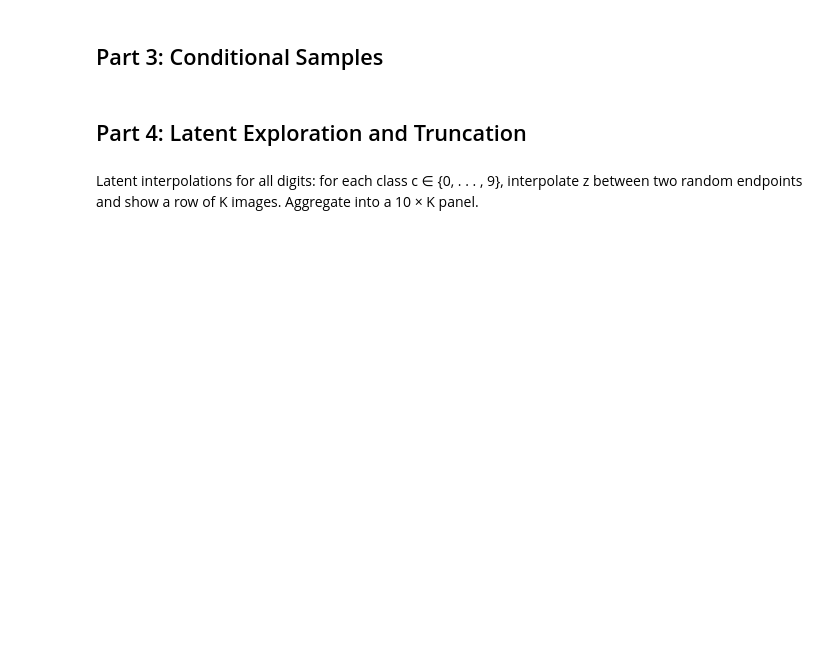
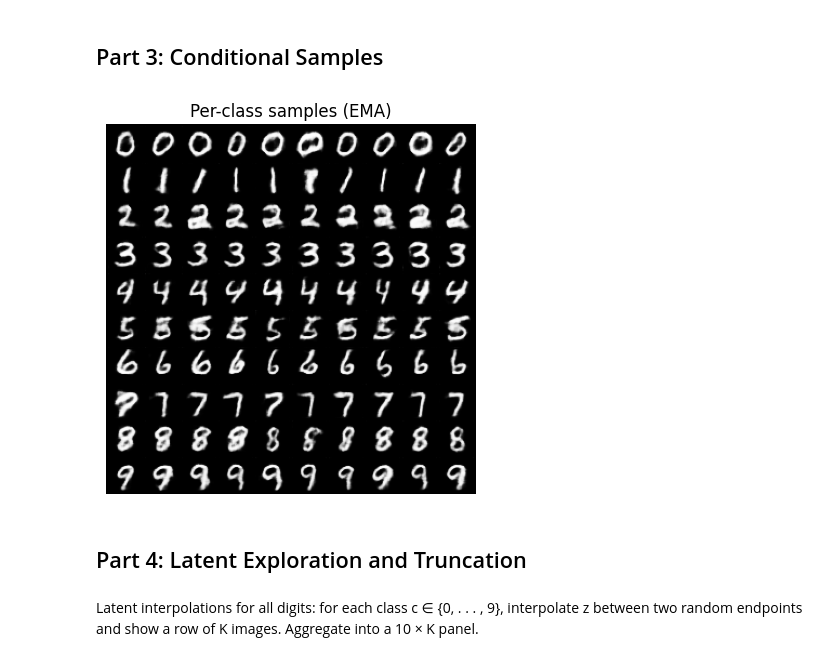
Before and after one commit to Pranjal-Patil-Pers/Conditional_WGAN-GP_on_MNIST, a Jupyter notebook: notebooks/CSC8851 F2025 HW2 Pranjal Patil.ipynb, the cells around one changed output. Cells and saved outputs as stored; diff of their text form; code cells hidden in the pictures; blank space fills up the shorter version.

```diff
--- a/notebooks/CSC8851 F2025 HW2 Pranjal Patil.ipynb
+++ b/notebooks/CSC8851 F2025 HW2 Pranjal Patil.ipynb
@@ -266,27 +270,23 @@ plt.show()
 ## Part 3: Conditional Samples ##
 # %%
 G_ema.eval()
+num_classes = 10
+samples_per_class = 10
 
-num_classes = 10
-samples_per_class = 8  # N
-z_dim = 128  # latent dimension used during training
-
-# Generate noise and labels
 z = torch.randn(num_classes * samples_per_class, z_dim, device=device)
 labels = torch.arange(num_classes, device=device).repeat_interleave(samples_per_class)
 
-# Generate images
 with torch.no_grad():
     fake_images = G_ema(z, labels)
-    fake_images = (fake_images + 1) / 2  # scale from [-1, 1] to [0, 1] if normalized earlier
 
-# Arrange as 10×N grid
 grid = make_grid(fake_images, nrow=samples_per_class, normalize=True)
 plt.imshow(grid.permute(1, 2, 0).cpu())
 plt.axis('off')
 plt.title("Per-class samples (EMA)")
 plt.show()
 save_image(grid, "conditional_samples.png")
+# %% [output]
+[figure, added]
 # %% [markdown]
 ## Part 4: Latent Exploration and Truncation ##
 # %% [markdown]
```
Also changed, not shown: parts of 11 cells of this notebook, 5 other files.
